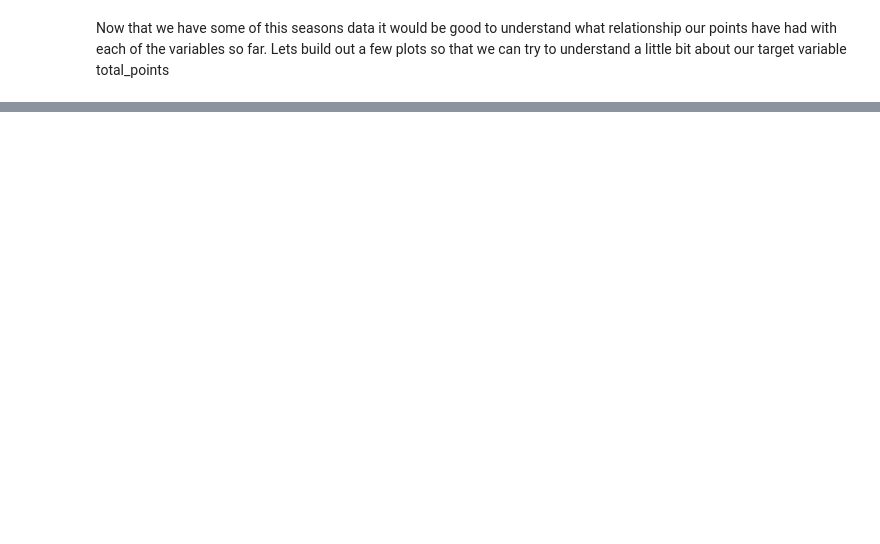
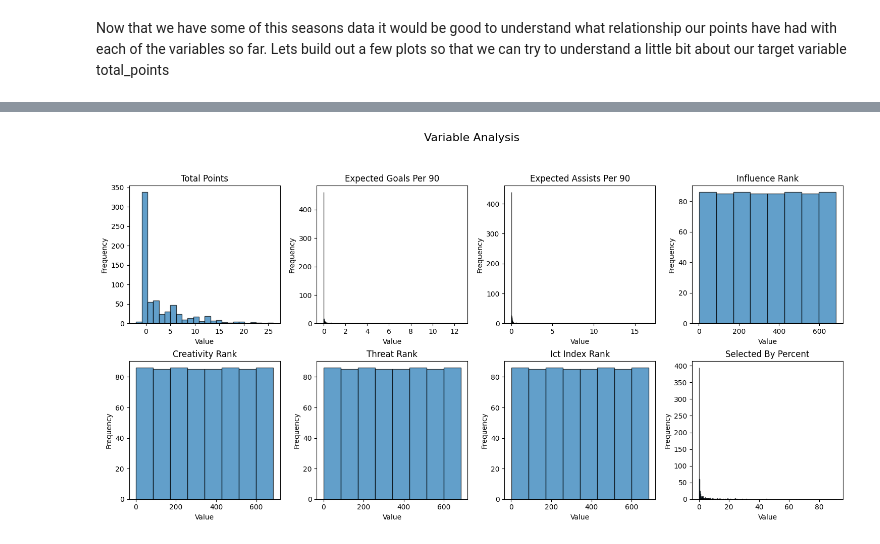
Before and after one commit to Benglennon123/fantasy_fpl, a Jupyter notebook: introduction.ipynb, the cells around one changed output, grey strips where cells are left out. Cells and saved outputs as stored; diff of their text form; code cells hidden in the pictures; blank space fills up the shorter version.

```diff
--- a/introduction.ipynb
+++ b/introduction.ipynb
@@ -92,0 +133,33 @@ sns.heatmap(df[['total_points','expected_goals_per_90','expected_assists_per_90'
+# %%
+# Define the layout of subplots
+num_rows = 2
+num_cols = 4
+
+# Create subplots
+fig, axes = plt.subplots(num_rows, num_cols, figsize=(15, 8))
+fig.suptitle("Variable Analysis", fontsize=16)
+
+for i, variable in enumerate(var_list):
+    row = i // num_cols
+    col = i % num_cols
+    ax = axes[row, col]
+
+    # Calculate bin size using Freedman-Diaconis rule
+    iqr = np.percentile(df[variable], 75) - np.percentile(df[variable], 25)
+    bin_width = 2 * iqr * math.pow(len(df[variable]), -1/3)
+    num_bins = int((max(df[variable]) - min(df[variable])) / bin_width)
+
+    # Create the subplot for the current variable
+    ax.hist(df[variable], bins=num_bins, edgecolor='black', alpha=0.7)
+    ax.set_title(variable.replace('_', ' ').title())
+    ax.set_xlabel("Value")
+    ax.set_ylabel("Frequency")
+
+# Adjust layout
+plt.tight_layout()
+plt.subplots_adjust(top=0.85)
+
+# Show the plots
+plt.show()
+# %% [output]
+[figure, added]
```
Also changed, not shown: parts of 20 cells of this notebook, 3 other files.
